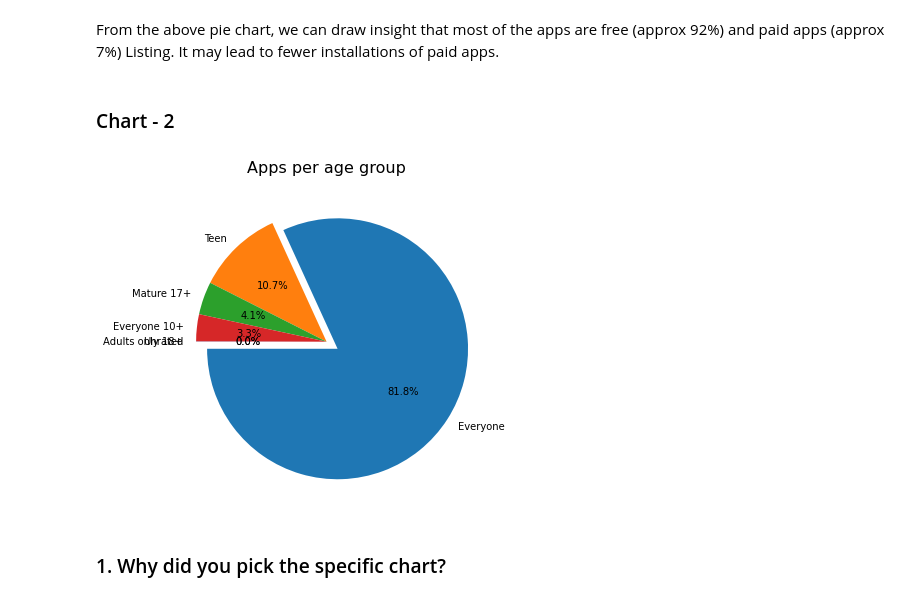
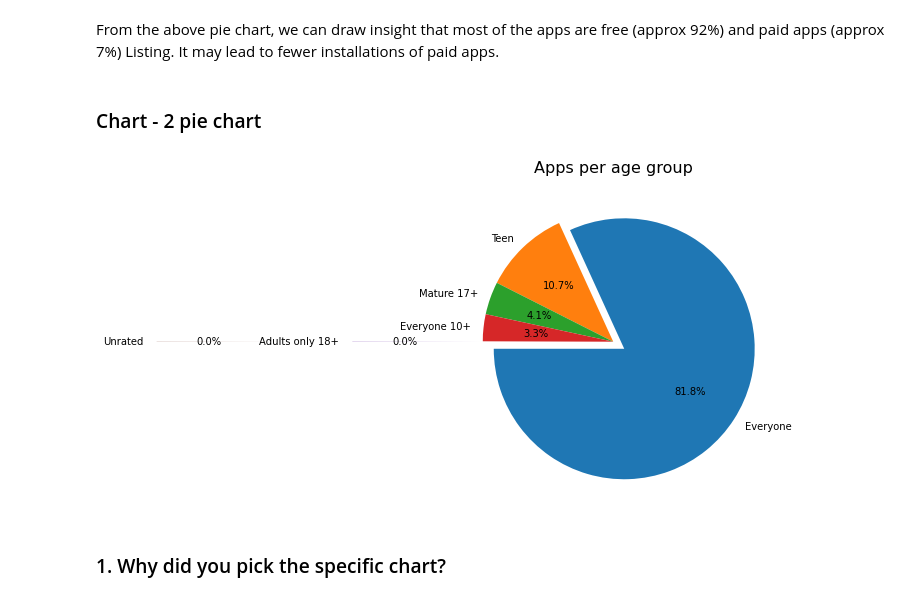
Before and after one commit to Navjotkhatri/EDA-Play-Store-App-Review-Analysis, a Jupyter notebook: EDA_Play_Store_App_Review_Analysis_Capstone_Project.ipynb, the cells around one changed output. Drawn from its saved outputs; the diff is of its cells as text; code cells hidden in the pictures.

```diff
--- a/EDA_Play_Store_App_Review_Analysis_Capstone_Project.ipynb
+++ b/EDA_Play_Store_App_Review_Analysis_Capstone_Project.ipynb
@@ -760,15 +758,15 @@ From the plot we can imply that majority of the apps in the Play Store are Free
 # %% [markdown]
 From the above pie chart, we can draw insight that most of the apps are free (approx 92%) and paid apps (approx 7%) Listing. It may lead to fewer installations of paid apps.
 # %% [markdown]
-### Chart - 2
+### Chart - 2 pie chart
 # %%
 #age group on apps
 plt.figure(figsize=(10,6))
 plt.title("Apps per age group",fontsize = 16)
-plt.pie(age_grouped.age_group.value_counts(), labels=age_grouped.age_group.value_counts().index,autopct='%1.1f%%',startangle=180,explode=(0.1, 0,0,0,0,0))
+plt.pie(age_grouped.age_group.value_counts(), labels=age_grouped.age_group.value_counts().index,autopct='%1.1f%%',startangle=180,explode=(0.1, 0,0,0,1,2.5))
 plt.show()
 # %% [output]
-[figure, old version]
+[figure, new version]
 # %% [markdown]
 ### 1. Why did you pick the specific chart?
 # %% [markdown]
```
Also changed, not shown: parts of 45 cells of this notebook.
